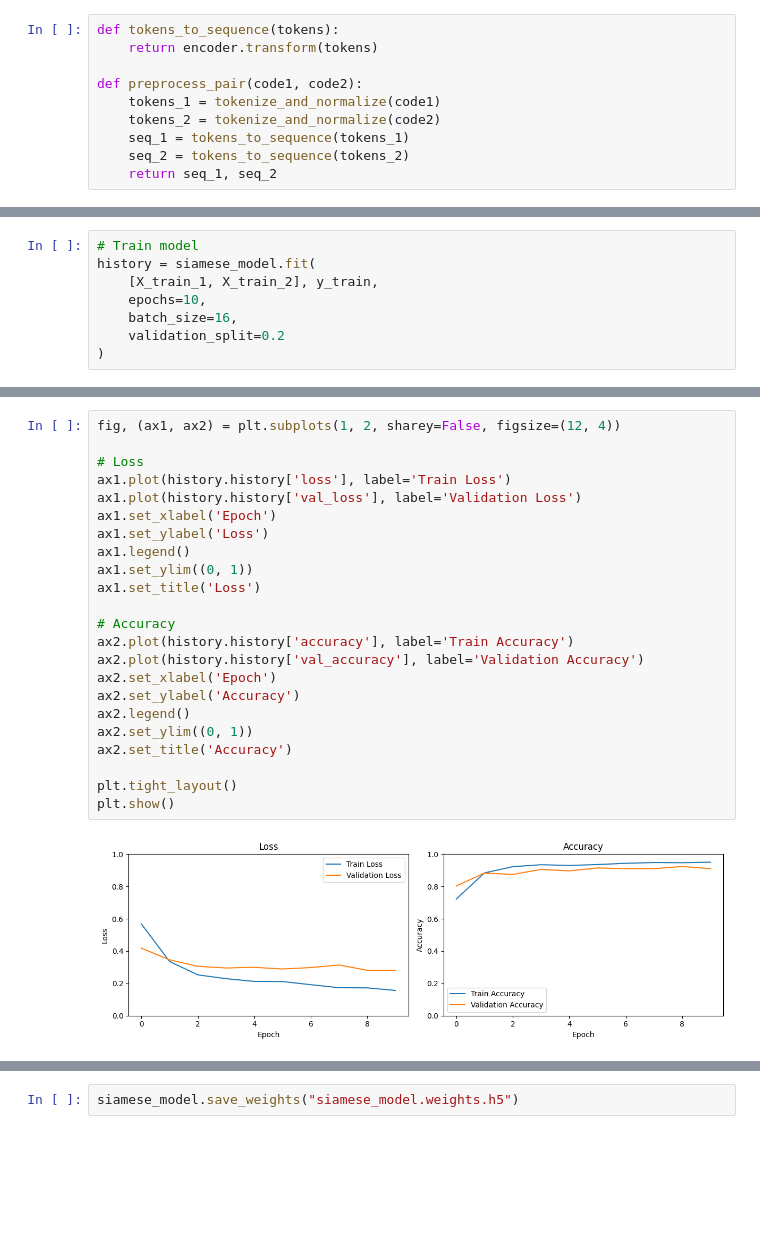
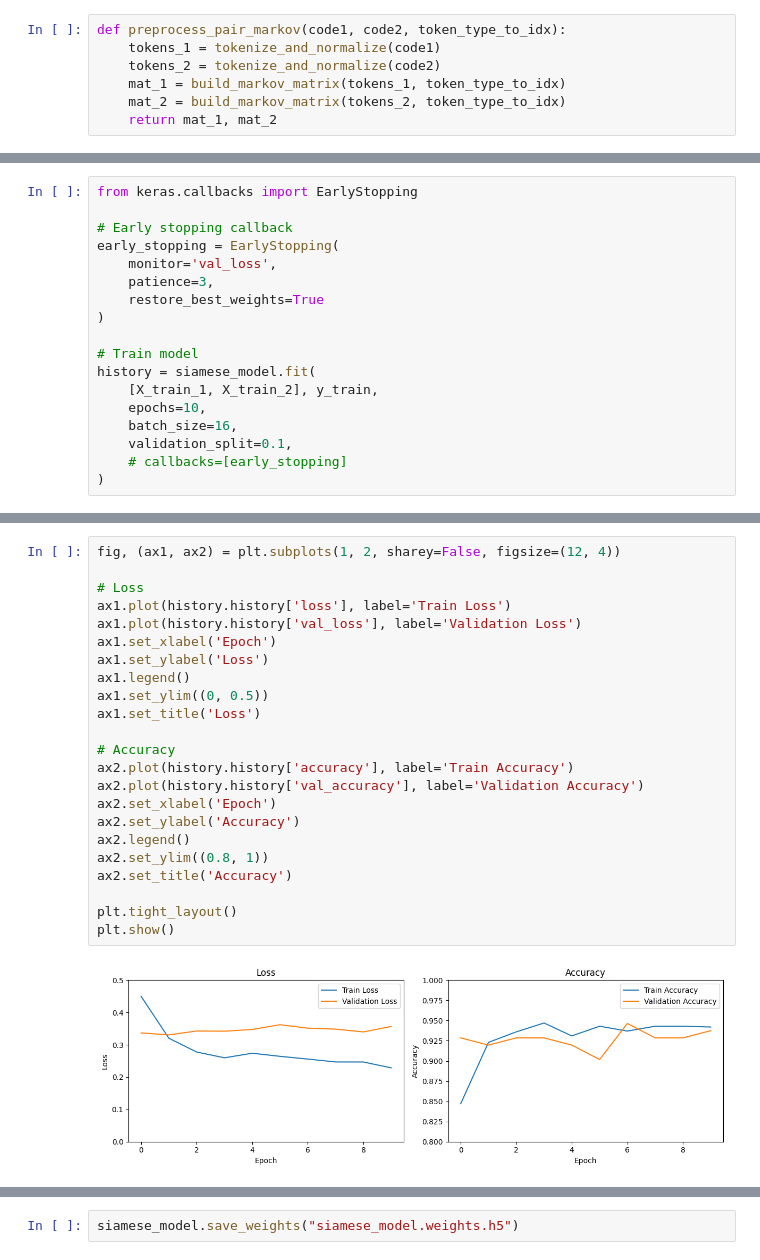
Before and after one commit to dembA7/Code-Plagiarism-Detection, a Jupyter notebook: source/main.ipynb, the cells around one changed output, grey strips where cells are left out. Drawn from its saved outputs; the diff is of its cells as text; blank space fills up the shorter version.

Commit message:
add improvement using markov chains

```diff
--- a/source/main.ipynb
+++ b/source/main.ipynb
@@ -56,13 +51,10 @@ LabelEncoder()
 # %%
-def tokens_to_sequence(tokens):
-    return encoder.transform(tokens)
-
-def preprocess_pair(code1, code2):
+def preprocess_pair_markov(code1, code2, token_type_to_idx):
     tokens_1 = tokenize_and_normalize(code1)
     tokens_2 = tokenize_and_normalize(code2)
-    seq_1 = tokens_to_sequence(tokens_1)
-    seq_2 = tokens_to_sequence(tokens_2)
-    return seq_1, seq_2
+    mat_1 = build_markov_matrix(tokens_1, token_type_to_idx)
+    mat_2 = build_markov_matrix(tokens_2, token_type_to_idx)
+    return mat_1, mat_2
 # %%
 seq_1_list, seq_2_list, labels = [], [], []
 for _, row in dataset.iterrows():
@@ -113,8 +110,0 @@ Skipping registering GPU devices...
-# %%
-# Train model
-history = siamese_model.fit(
-    [X_train_1, X_train_2], y_train,
-    epochs=10,
-    batch_size=16,
-    validation_split=0.2
-)
@@ -141,0 +111,18 @@ Epoch 10/10
+# %%
+from keras.callbacks import EarlyStopping
+
+# Early stopping callback
+early_stopping = EarlyStopping(
+    monitor='val_loss',
+    patience=3,
+    restore_best_weights=True
+)
+
+# Train model
+history = siamese_model.fit(
+    [X_train_1, X_train_2], y_train,
+    epochs=10,
+    batch_size=16,
+    validation_split=0.1,
+    # callbacks=[early_stopping]
+)
@@ -158,28 +166,28 @@ plt.show()
 # %%
 fig, (ax1, ax2) = plt.subplots(1, 2, sharey=False, figsize=(12, 4))
 
 # Loss
 ax1.plot(history.history['loss'], label='Train Loss')
 ax1.plot(history.history['val_loss'], label='Validation Loss')
 ax1.set_xlabel('Epoch')
 ax1.set_ylabel('Loss')
 ax1.legend()
-ax1.set_ylim((0, 1))
+ax1.set_ylim((0, 0.5))
 ax1.set_title('Loss')
 
 # Accuracy
 ax2.plot(history.history['accuracy'], label='Train Accuracy')
 ax2.plot(history.history['val_accuracy'], label='Validation Accuracy')
 ax2.set_xlabel('Epoch')
 ax2.set_ylabel('Accuracy')
 ax2.legend()
-ax2.set_ylim((0, 1))
+ax2.set_ylim((0.8, 1))
 ax2.set_title('Accuracy')
 
 plt.tight_layout()
 plt.show()
 # %% [output]
-[figure, old version]
+[figure, new version]
 # %%
 from sklearn.metrics import confusion_matrix, ConfusionMatrixDisplay
 
```
Also changed, not shown: parts of 10 cells of this notebook.
